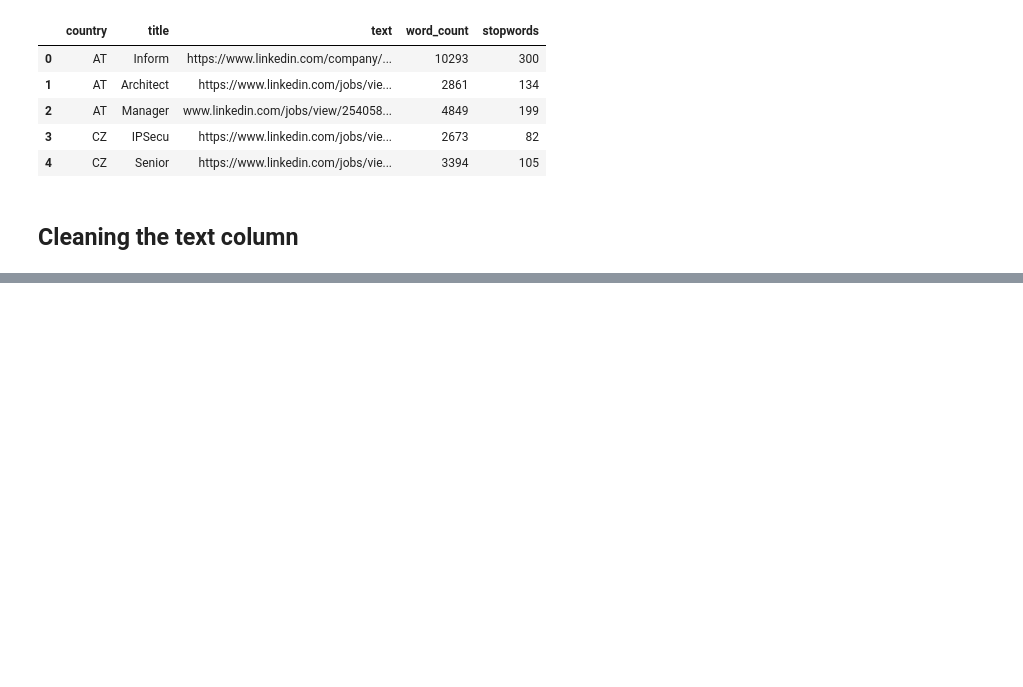
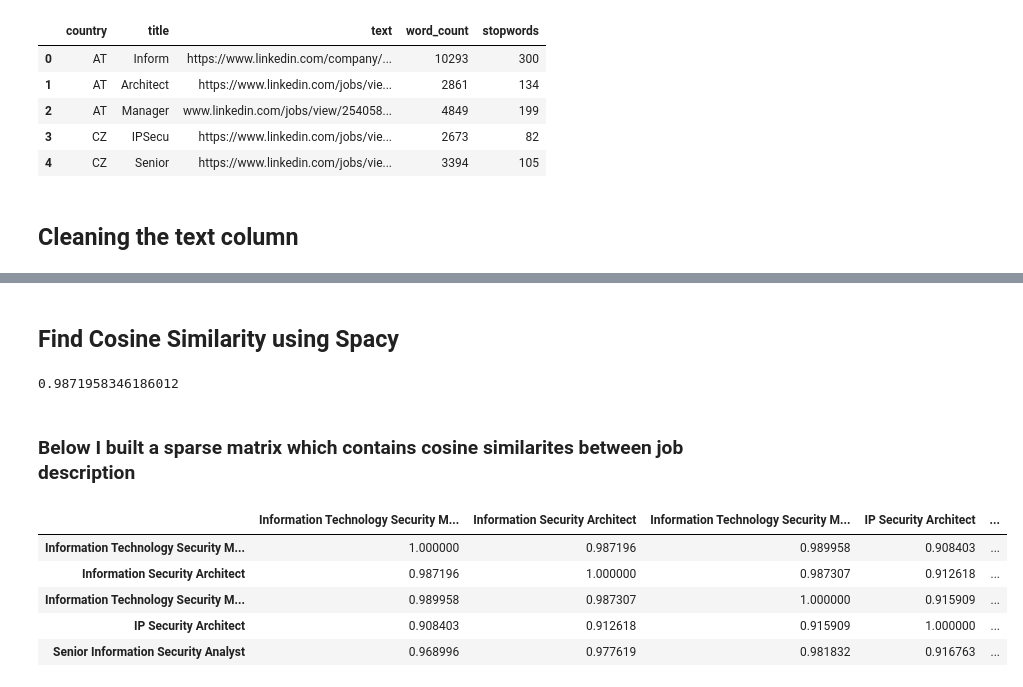
Before and after one commit to Elshan777/cybersecurity-job-ad-analysis, a Jupyter notebook: Milestone 1.ipynb, the cells around one changed output, grey strips where cells are left out. Drawn from its saved outputs; the diff is of its cells as text; code cells hidden in the pictures; blank space fills up the shorter version.

```diff
--- a/Milestone 1.ipynb
+++ b/Milestone 1.ipynb
@@ -94,0 +204,2 @@ df.head()
+# %% [markdown]
+## Find Cosine Similarity using Spacy
@@ -94,0 +210,9 @@ df.head()
+# %%
+doc1 = nlp(df['text'][0])
+doc2 = nlp(df['text'][1])
+
+doc1.similarity(doc2)
+# %% [output]
+0.9871958346186012
+# %% [markdown]
+### Below I built a sparse matrix which contains cosine similarites between job description
@@ -94,0 +232,9 @@ df.head()
+# %%
+sp_df.head()
+# %% [output]
+|  | Information Technology Security M... | Information Security Architect | Information Technology Security M... | IP Security Architect | ... |
+| Information Technology Security M... | 1.000000 | 0.987196 | 0.989958 | 0.908403 | ... |
+| Information Security Architect | 0.987196 | 1.000000 | 0.987307 | 0.912618 | ... |
+| Information Technology Security M... | 0.989958 | 0.987307 | 1.000000 | 0.915909 | ... |
+| IP Security Architect | 0.908403 | 0.912618 | 0.915909 | 1.000000 | ... |
+| Senior Information Security Analyst | 0.968996 | 0.977619 | 0.981832 | 0.916763 | ... |
```
Also changed, not shown: parts of 19 cells of this notebook, 1 other file.
